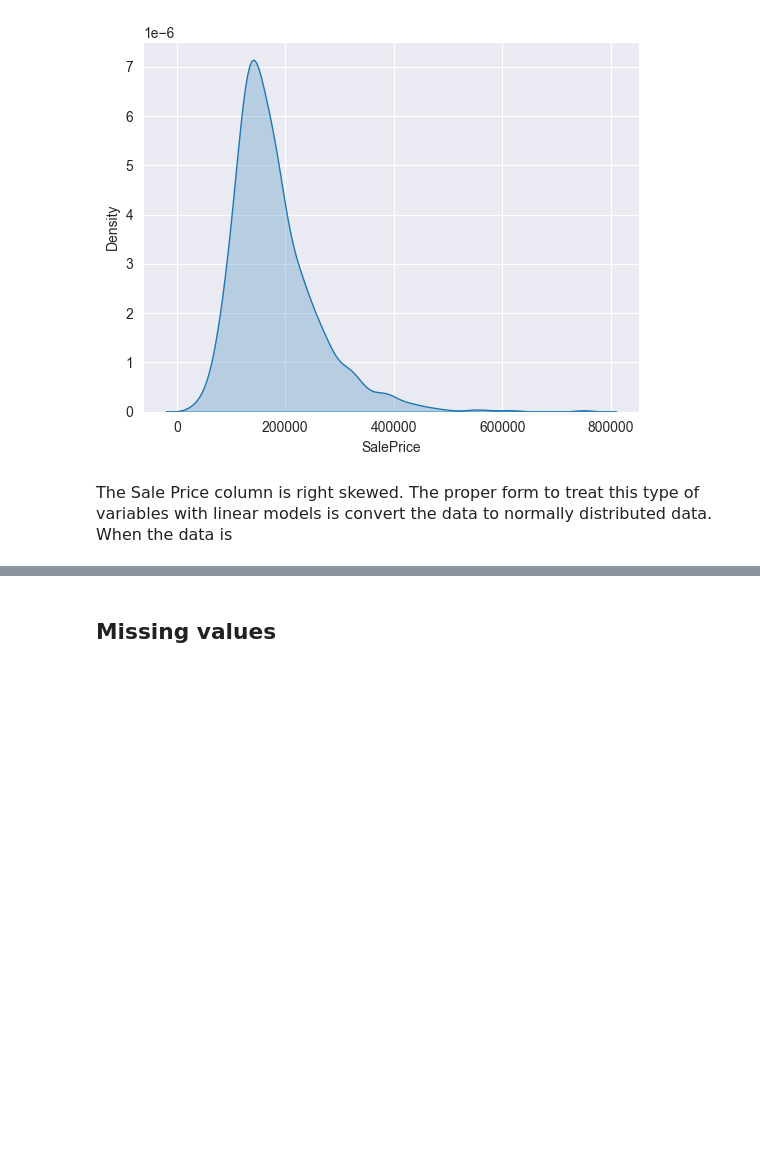
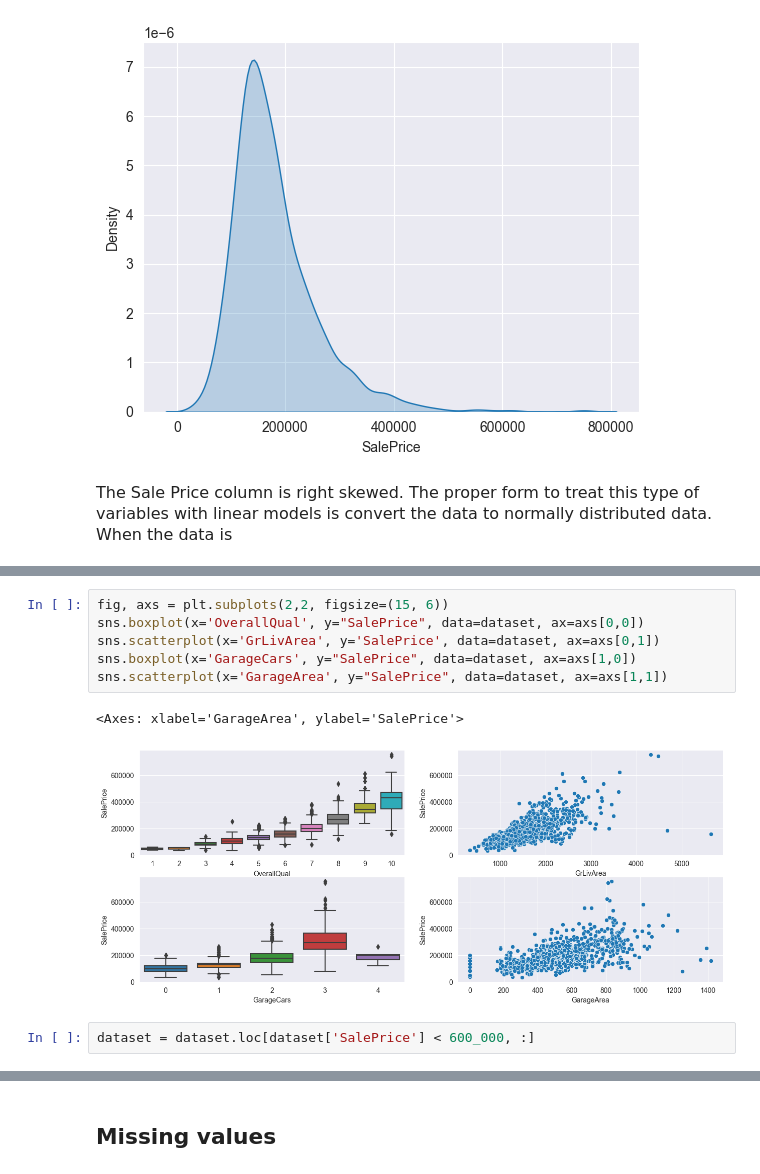
Before and after one commit to EnriqManComp/kaggle-competitions, a Jupyter notebook: house-prices-advanced-regression-techniques/house-prices-kaggle-competition.ipynb, the cells around one changed output, grey strips where cells are left out. Saved outputs shown, nothing was run; the diff lists cells and outputs as text; blank space fills up the shorter version.

```diff
--- a/house-prices-advanced-regression-techniques/house-prices-kaggle-competition.ipynb
+++ b/house-prices-advanced-regression-techniques/house-prices-kaggle-competition.ipynb
@@ -91 +106,12 @@ The Sale Price column is right skewed. The proper form to treat this type of var
+# %%
+fig, axs = plt.subplots(2,2, figsize=(15, 6))
+sns.boxplot(x='OverallQual', y="SalePrice", data=dataset, ax=axs[0,0])
+sns.scatterplot(x='GrLivArea', y='SalePrice', data=dataset, ax=axs[0,1])
+sns.boxplot(x='GarageCars', y="SalePrice", data=dataset, ax=axs[1,0])
+sns.scatterplot(x='GarageArea', y="SalePrice", data=dataset, ax=axs[1,1])
+# %% [output]
+<Axes: xlabel='GarageArea', ylabel='SalePrice'>
+[figure, added]
+# %%
+dataset = dataset.loc[dataset['SalePrice'] < 600_000, :]
 # %%
```
Also changed, not shown: parts of 48 cells of this notebook.
